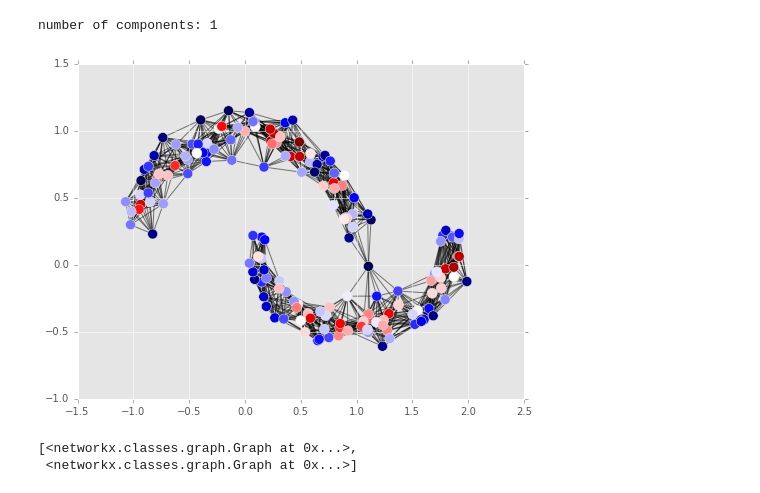
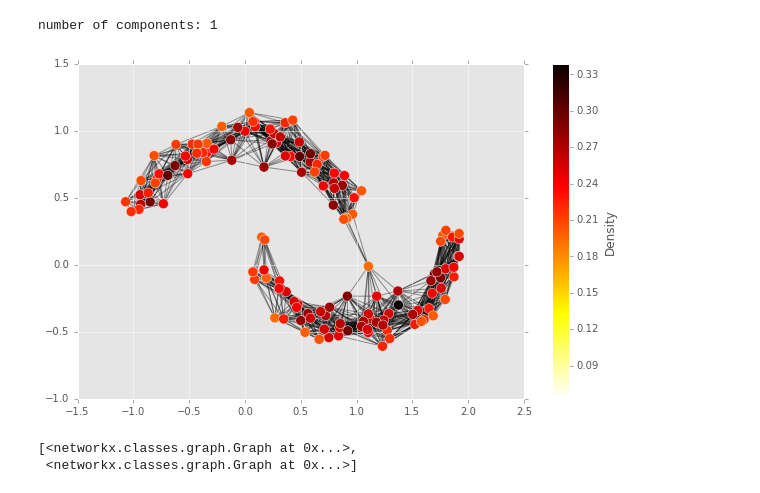
Before and after one commit to CoAxLab/DeBaCl, a Jupyter notebook: examples/what_are_level_set_trees.ipynb, the cells around one changed output. Drawn from its saved outputs; the diff is of its cells as text; code cells hidden in the pictures.

```diff
--- a/examples/what_are_level_set_trees.ipynb
+++ b/examples/what_are_level_set_trees.ipynb
@@ -169,13 +184,13 @@ cc2 = list(nx.connected_component_subgraphs(similarity_graph))
 print "number of components:", len(cc2)
 # %% [output]
 number of components: 1
-# %%
-cc_points = cc2[0].nodes()
-fig = plot_points(moons[cc_points], c=density[cc_points], s=100, alpha=1.0, cmap=plt.cm.seismic)
-fig = plot_edges(moons, cc2[0], fig)
-fig.show()
-# %% [output]
-[figure, removed]
+# %%
+fig = plot_points(moons[similarity_graph], c=density[similarity_graph],
+                  colorbar=True, vmin=min_density, vmax=max_density)
+fig = plot_edges(moons, similarity_graph, fig)
+fig.show()
+# %% [output]
+[figure, added]
 # %%
 similarity_graph.remove_nodes_from(filter_order[:first_split_point])
 cc3 = list(nx.connected_component_subgraphs(similarity_graph))
```
Also changed, not shown: parts of 32 cells of this notebook.
